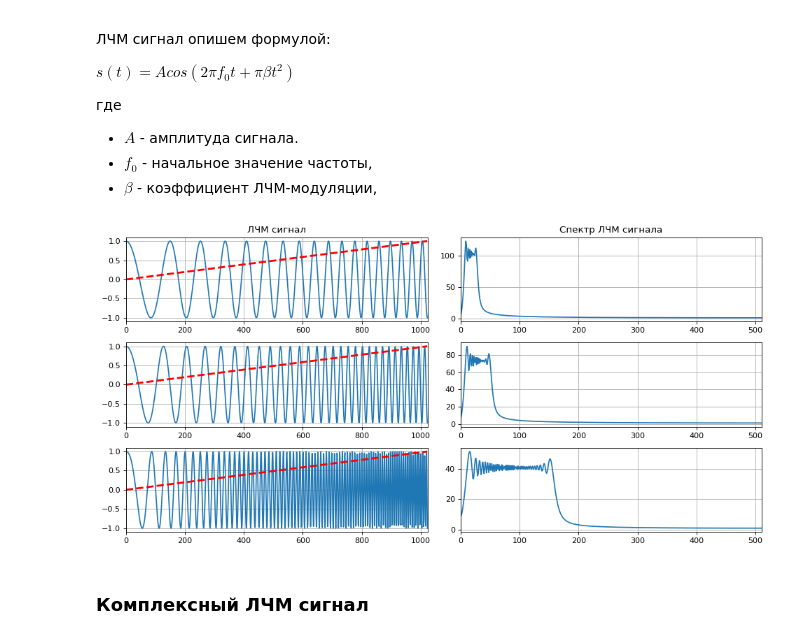
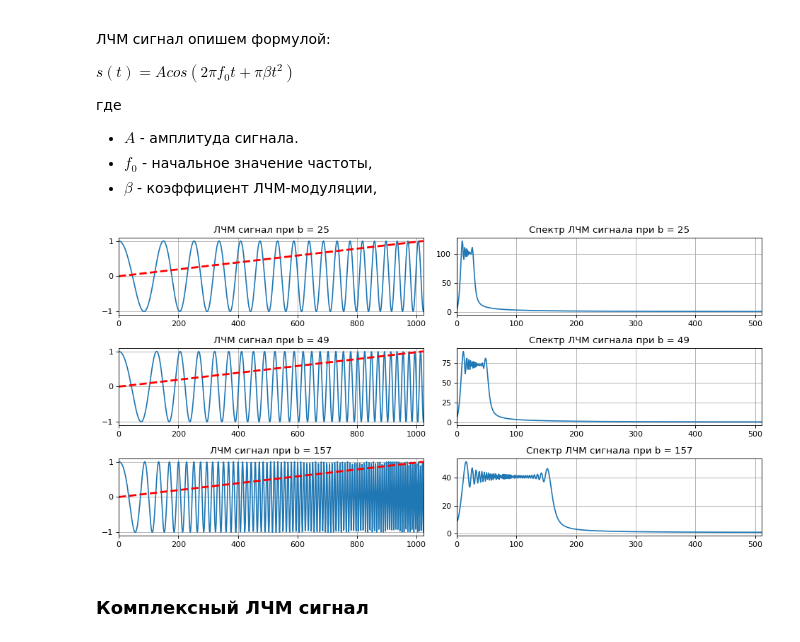
Before and after one commit to imaks79/assets, a Jupyter notebook: docs/Labs/Лабораторная работа №2 - Базовые этапы анализа данных полученных с радара/0_ЛЧМ.ipynb, the cells around one changed output. Saved outputs shown, nothing was run; the diff lists cells and outputs as text; code cells hidden in the pictures.

```diff
--- a/docs/Labs/Лабораторная работа №2 - Базовые этапы анализа данных полученных с радара/0_ЛЧМ.ipynb
+++ b/docs/Labs/Лабораторная работа №2 - Базовые этапы анализа данных полученных с радара/0_ЛЧМ.ipynb
@@ -79,31 +79,29 @@ def signal_chirp(amp = 1.0, freq = 0.0, beta = 0.25, period = 100, **kwargs):
 # %%
 N = 1024;
 beta = [25, 49, 157];
 
 schirp = [signal_chirp(amp = 1, freq = 10, beta = i, period = N) for i in beta];
 
 sft = np.abs(np.fft.fft(schirp, axis = 1));
 
 
 plt.figure(figsize = (12, 6), dpi = 80);
 for i, freq in enumerate(beta):
     plt.subplot(len(beta), 2, 2 * i + 1);
-    if i == 0:
-        plt.title('ЛЧМ сигнал');
+    plt.title(f'ЛЧМ сигнал при b = {freq}');
     plt.plot(schirp[i]);
     plt.plot(np.linspace(0, 1, N - 1), 'r--', linewidth = '2.5');
     plt.xlim([0, N - 1]);
     plt.grid(True);
 
     plt.subplot(len(beta), 2, 2 * i + 2);
-    if i == 0:
-        plt.title('Спектр ЛЧМ сигнала');
+    plt.title(f'Спектр ЛЧМ сигнала при b = {freq}');
     plt.plot(sft[i]);
     plt.xlim([0, N // 2 - 1]);
     plt.grid(True);
 plt.tight_layout();
 # %% [output]
-[figure, old version]
+[figure, new version]
 # %% [markdown]
 ### Комплексный ЛЧМ сигнал
 # %%
```
Also changed, not shown: 6 other files.
